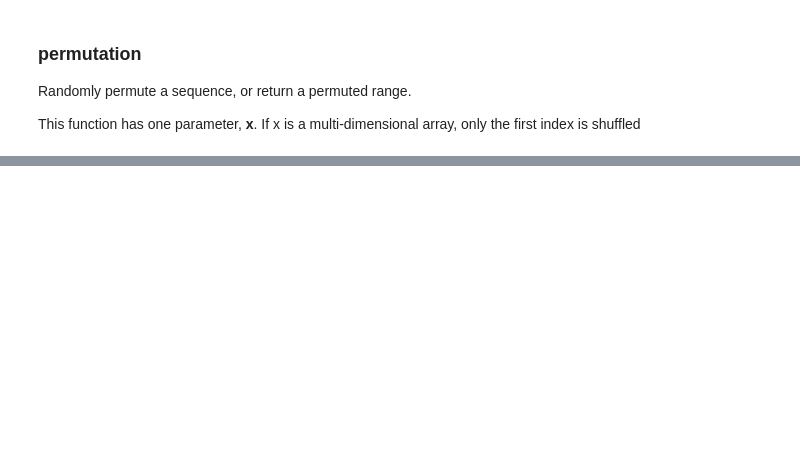
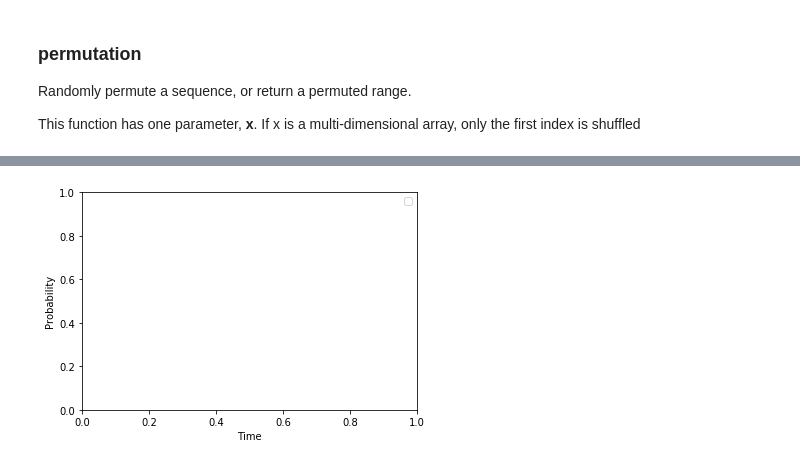
Before and after one commit to HUGHBRADY/Emerging_Tech, a Jupyter notebook: Numpy Random.ipynb, the cells around one changed output, grey strips where cells are left out. Drawn from its saved outputs; the diff is of its cells as text; code cells hidden in the pictures; blank space fills up the shorter version.

```diff
--- a/Numpy Random.ipynb
+++ b/Numpy Random.ipynb
@@ -186,0 +206,9 @@ Draw samples from a uniform distribution.
+# %%
+x = np.random.exponential(100, 100)
+
+pl.ylabel("Probability")
+pl.xlabel("Time")
+pl.legend(x)
+pl.show()
+# %% [output]
+[figure, added]
```
Also changed, not shown: parts of 36 cells of this notebook.
